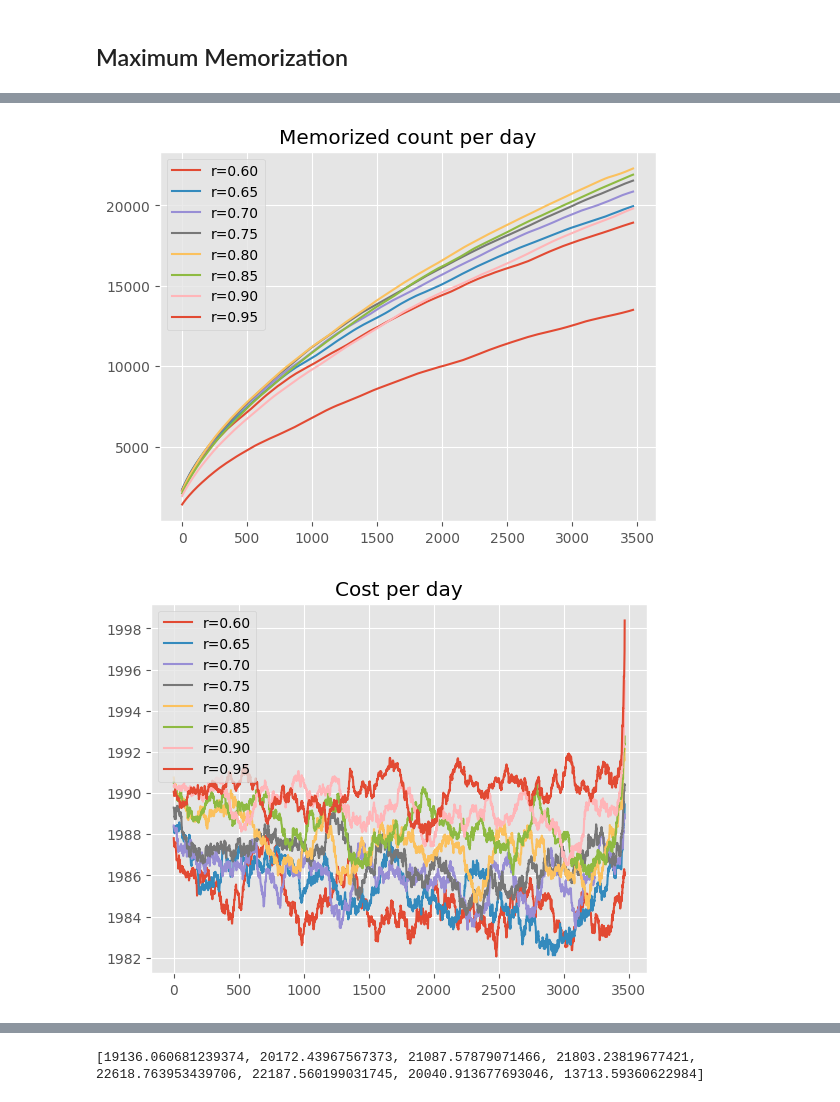
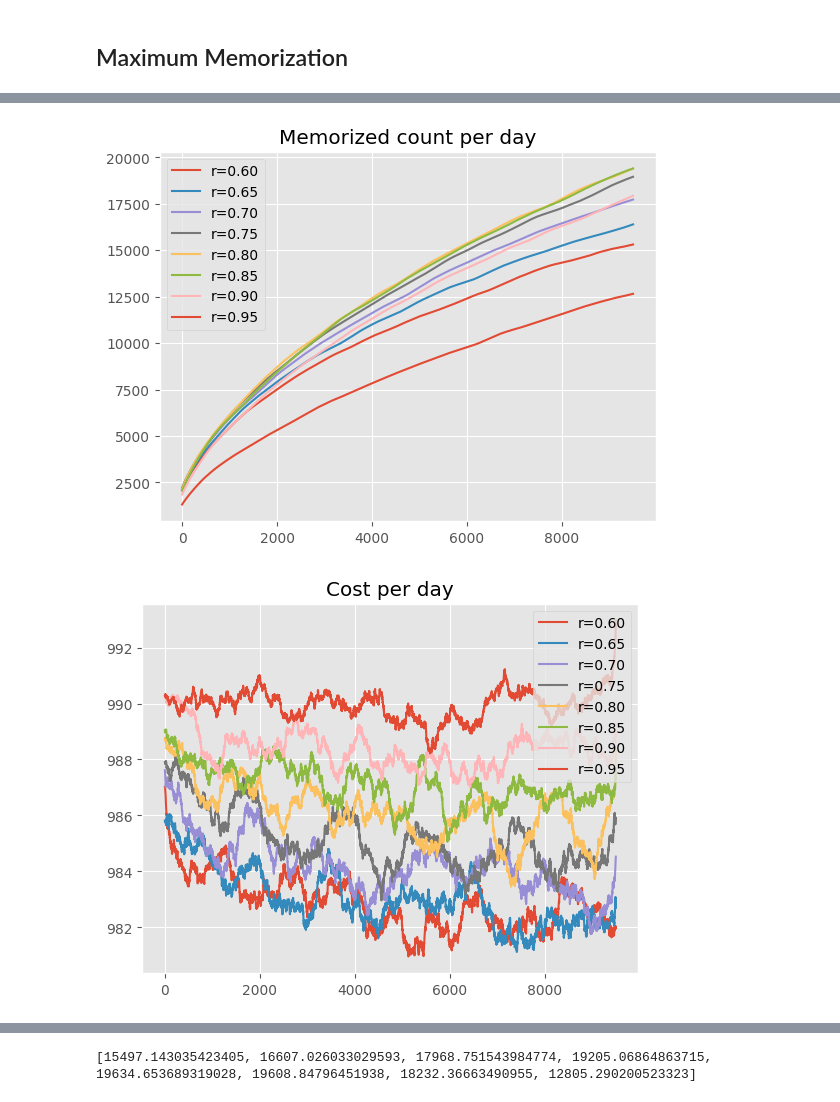
Before and after one commit to open-spaced-repetition/optimal-desired-retention, a Jupyter notebook: notebook.ipynb, the cells around one changed output, grey strips where cells are left out. Saved outputs shown, nothing was run; the diff lists cells and outputs as text; code cells hidden in the pictures.

```diff
--- a/notebook.ipynb
+++ b/notebook.ipynb
@@ -10,7 +10,7 @@ import math
 import random
 from fsrs_optimizer import simulate, DEFAULT_WEIGHT
 
-learn_span = 3650
+learn_span = 10000
 new_card_per_day = 10
 
 plt.style.use('ggplot')
@@ -71,7 +71,7 @@ print(total_cost)
 # %% [markdown]
 ## Maximum Memorization
 # %%
-max_cost_perday = 2000
+max_cost_perday = 1000
 
 memorization = []
 
@@ -113,2 +113,2 @@ print(memorization)
-[figure, old version]
+[figure, new version]
-[figure, old version]
+[figure, new version]
@@ -116 +116 @@ print(memorization)
-[19136.060681239374, 20172.43967567373, 21087.57879071466, 21803.23819677421, 22618.763953439706, 22187.560199031745, 20040.913677693046, 13713.59360622984]
+[15497.143035423405, 16607.026033029593, 17968.751543984774, 19205.06864863715, 19634.653689319028, 19608.84796451938, 18232.36663490955, 12805.290200523323]
```
Also changed, not shown: parts of 2 cells of this notebook.
